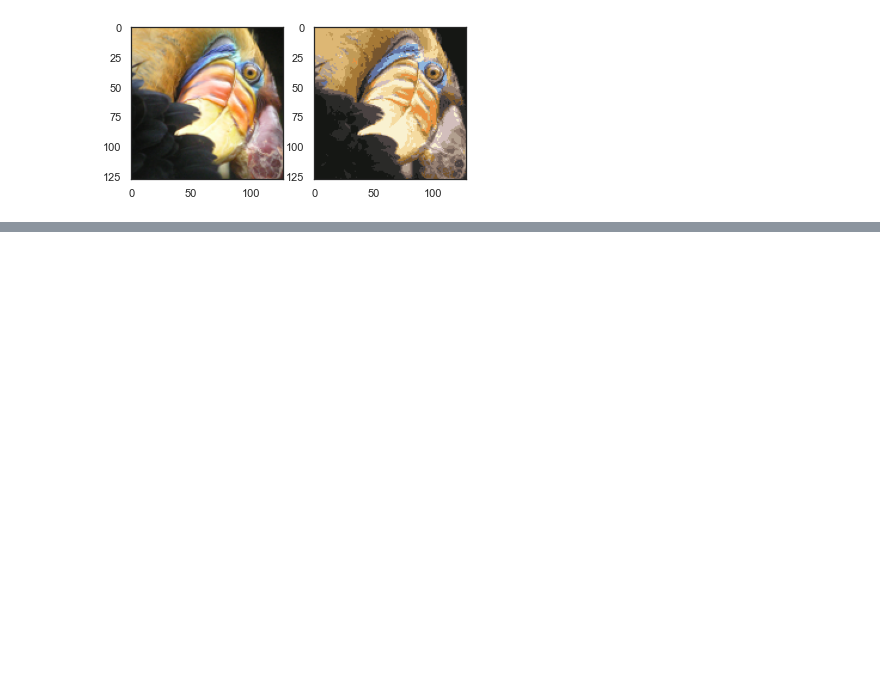
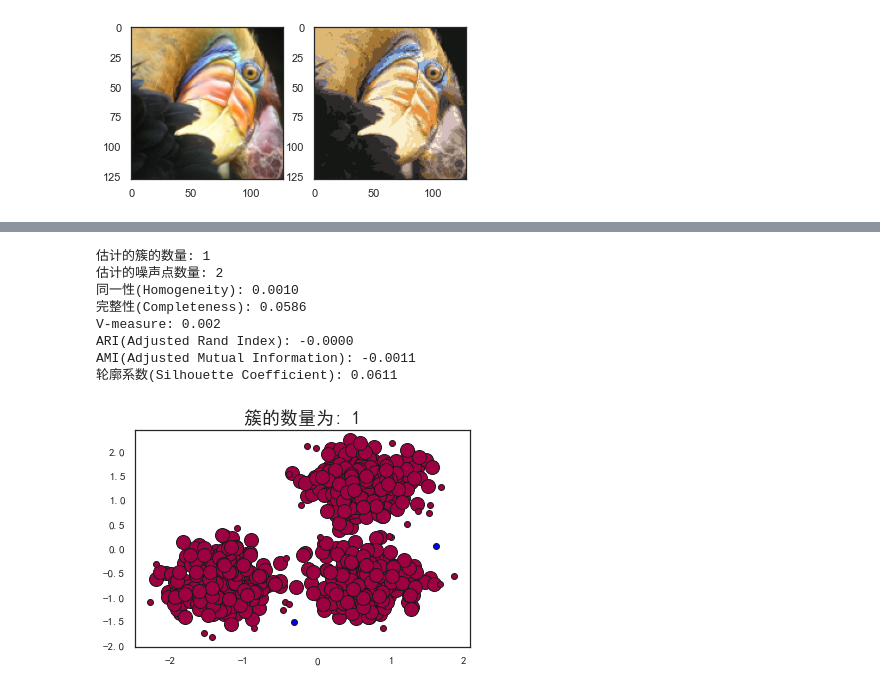
Before and after one commit to fengdu78/WZU-machine-learning-course, a Jupyter notebook: code/lesson11-code-聚类/WZU-ML-lesson11-Clustering.ipynb, the cells around one changed output, grey strips where cells are left out. Drawn from its saved outputs; the diff is of its cells as text; code cells hidden in the pictures; blank space fills up the shorter version.

```diff
--- a/code/lesson11-code-聚类/WZU-ML-lesson11-Clustering.ipynb
+++ b/code/lesson11-code-聚类/WZU-ML-lesson11-Clustering.ipynb
@@ -261,0 +385,12 @@ plt.show()
+# %%
+plot_dbscan(0.4, 10)
+# %% [output]
+估计的簇的数量: 1
+估计的噪声点数量: 2
+同一性(Homogeneity): 0.0010
+完整性(Completeness): 0.0586
+V-measure: 0.002
+ARI(Adjusted Rand Index): -0.0000
+AMI(Adjusted Mutual Information): -0.0011
+轮廓系数(Silhouette Coefficient): 0.0611
+[figure, added]
```
Also changed, not shown: parts of 17 cells of this notebook.
